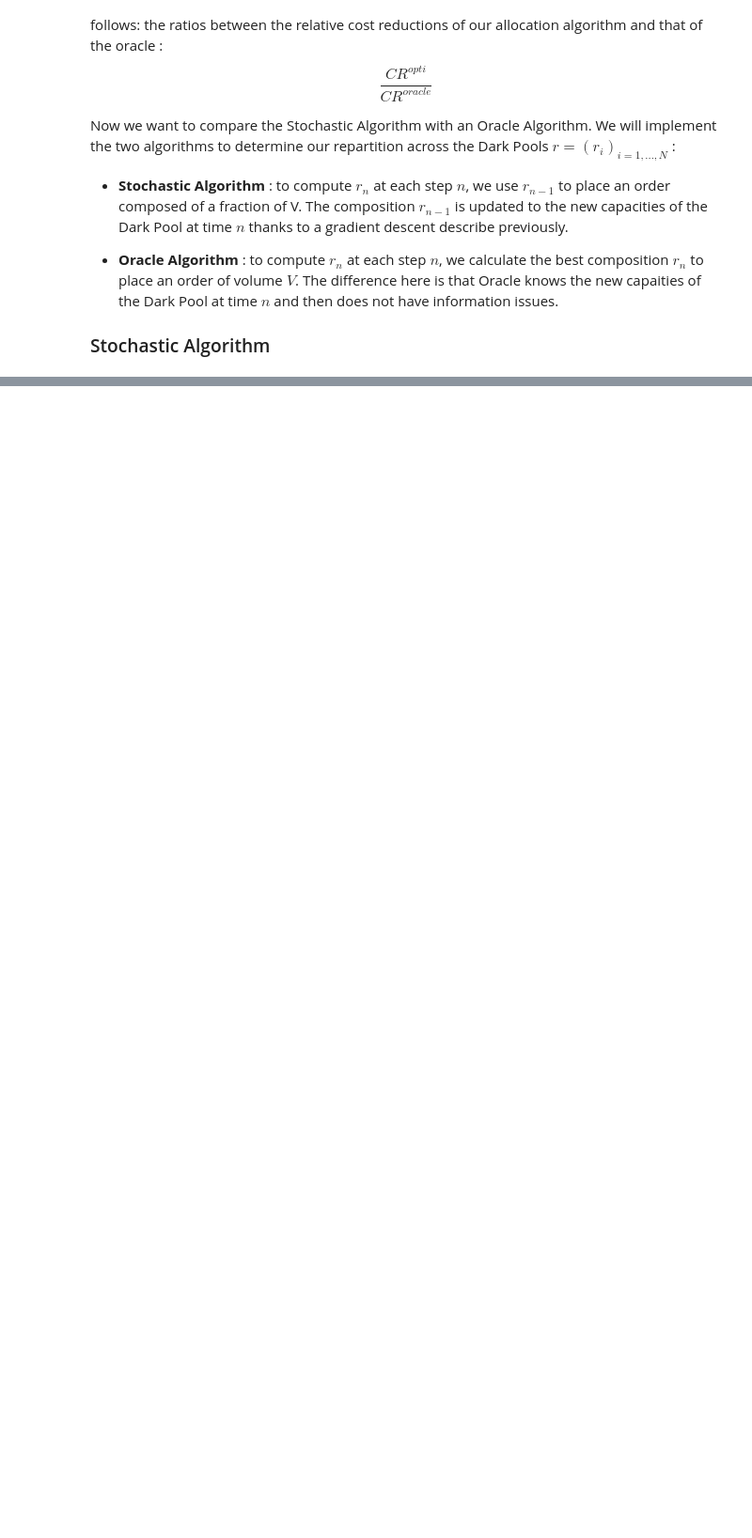
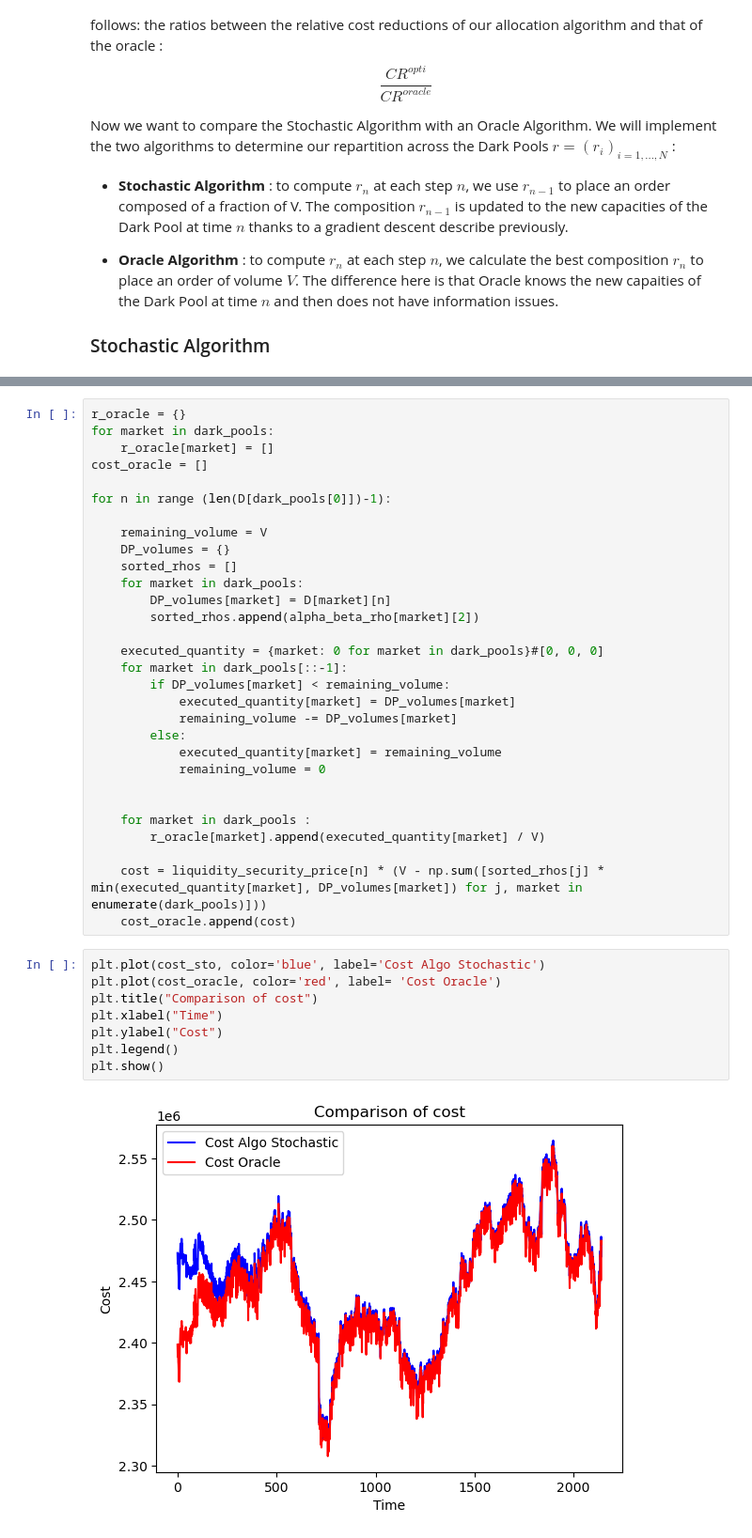
Before and after one commit to hedsto/optimal-strategies-trading, a Jupyter notebook: Optimal_split_of_orders_across_liquidity_pools.ipynb, the cells around one changed output, grey strips where cells are left out. Shown: that part at 94% size. Saved outputs shown, nothing was run; the diff lists cells and outputs as text; blank space fills up the shorter version.

```diff
--- a/Optimal_split_of_orders_across_liquidity_pools.ipynb
+++ b/Optimal_split_of_orders_across_liquidity_pools.ipynb
@@ -366,0 +249,40 @@ resampled["sanofi"]
+# %%
+r_oracle = {}
+for market in dark_pools:
+    r_oracle[market] = []
+cost_oracle = []
+
+for n in range (len(D[dark_pools[0]])-1):
+
+    remaining_volume = V
+    DP_volumes = {}
+    sorted_rhos = []
+    for market in dark_pools:
+        DP_volumes[market] = D[market][n]
+        sorted_rhos.append(alpha_beta_rho[market][2])
+
+    executed_quantity = {market: 0 for market in dark_pools}#[0, 0, 0]
+    for market in dark_pools[::-1]:
+        if DP_volumes[market] < remaining_volume:
+            executed_quantity[market] = DP_volumes[market]
+            remaining_volume -= DP_volumes[market]
+        else:
+            executed_quantity[market] = remaining_volume
+            remaining_volume = 0
+
+
+    for market in dark_pools :
+        r_oracle[market].append(executed_quantity[market] / V)
+
+    cost = liquidity_security_price[n] * (V - np.sum([sorted_rhos[j] * min(executed_quantity[market], DP_volumes[market]) for j, market in enumerate(dark_pools)]))
+    cost_oracle.append(cost)
+# %%
+plt.plot(cost_sto, color='blue', label='Cost Algo Stochastic')
+plt.plot(cost_oracle, color='red', label= 'Cost Oracle')
+plt.title("Comparison of cost")
+plt.xlabel("Time")
+plt.ylabel("Cost")
+plt.legend()
+plt.show()
+# %% [output]
+[figure, added]
```
Also changed, not shown: parts of 11 cells of this notebook.
